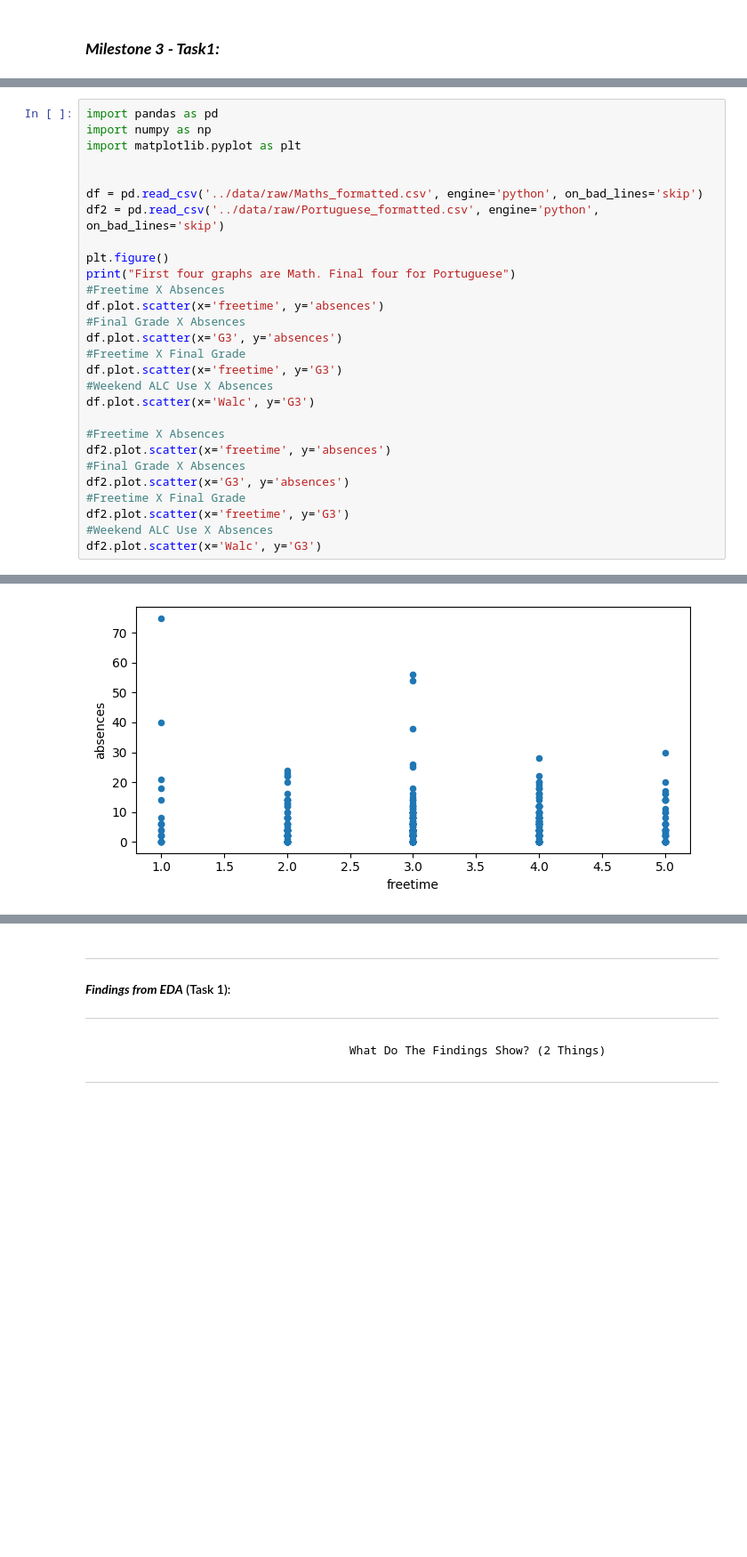
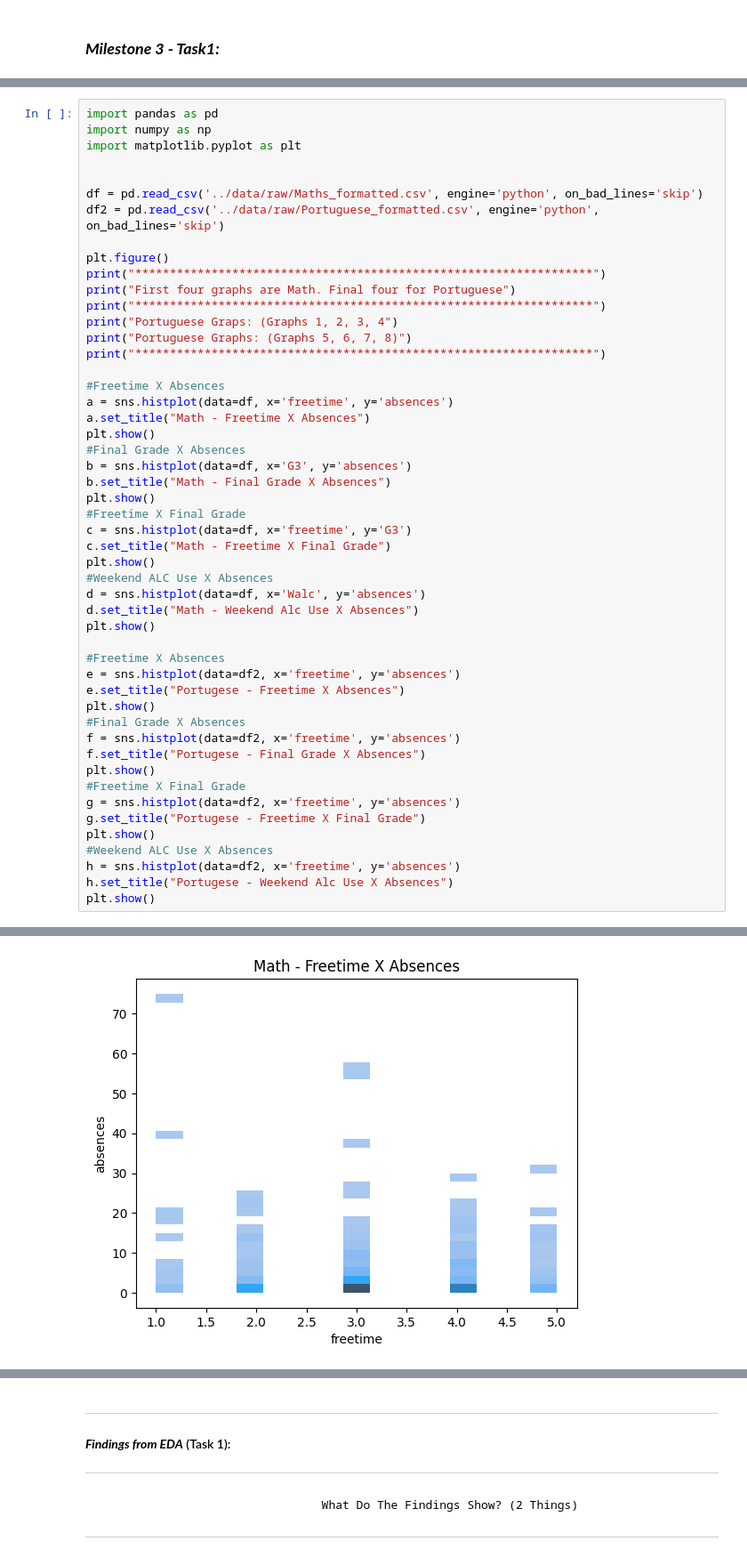
Before and after one commit to ubco-W2022T1-cosc301/project-group05, a Jupyter notebook: notebooks/analysis3.ipynb, the cells around one changed output, grey strips where cells are left out. Shown at 89% size. Cells and saved outputs as stored; diff of their text form; blank space fills up the shorter version.

```diff
--- a/notebooks/analysis3.ipynb
+++ b/notebooks/analysis3.ipynb
@@ -88,22 +103,44 @@ df = pd.read_csv('../data/raw/Maths_formatted.csv', engine='python', on_bad_line
 df2 = pd.read_csv('../data/raw/Portuguese_formatted.csv', engine='python', on_bad_lines='skip')
 
 plt.figure()
+print("******************************************************************")
 print("First four graphs are Math. Final four for Portuguese")
-#Freetime X Absences
-df.plot.scatter(x='freetime', y='absences')
-#Final Grade X Absences
-df.plot.scatter(x='G3', y='absences')
-#Freetime X Final Grade
-df.plot.scatter(x='freetime', y='G3')
-#Weekend ALC Use X Absences
-df.plot.scatter(x='Walc', y='G3')
+print("******************************************************************")
+print("Portuguese Graps: (Graphs 1, 2, 3, 4")
+print("Portuguese Graphs: (Graphs 5, 6, 7, 8)")
+print("******************************************************************")
 
 #Freetime X Absences
-df2.plot.scatter(x='freetime', y='absences')
+a = sns.histplot(data=df, x='freetime', y='absences')
+a.set_title("Math - Freetime X Absences")
+plt.show()
 #Final Grade X Absences
-df2.plot.scatter(x='G3', y='absences')
+b = sns.histplot(data=df, x='G3', y='absences')
+b.set_title("Math - Final Grade X Absences")
+plt.show()
 #Freetime X Final Grade
-df2.plot.scatter(x='freetime', y='G3')
+c = sns.histplot(data=df, x='freetime', y='G3')
+c.set_title("Math - Freetime X Final Grade")
+plt.show()
 #Weekend ALC Use X Absences
-df2.plot.scatter(x='Walc', y='G3')
+d = sns.histplot(data=df, x='Walc', y='absences')
+d.set_title("Math - Weekend Alc Use X Absences")
+plt.show()
+
+#Freetime X Absences
+e = sns.histplot(data=df2, x='freetime', y='absences')
+e.set_title("Portugese - Freetime X Absences")
+plt.show()
+#Final Grade X Absences
+f = sns.histplot(data=df2, x='freetime', y='absences')
+f.set_title("Portugese - Final Grade X Absences")
+plt.show()
+#Freetime X Final Grade
+g = sns.histplot(data=df2, x='freetime', y='absences')
+g.set_title("Portugese - Freetime X Final Grade")
+plt.show()
+#Weekend ALC Use X Absences
+h = sns.histplot(data=df2, x='freetime', y='absences')
+h.set_title("Portugese - Weekend Alc Use X Absences")
+plt.show()
 # %% [output]
@@ -113 +153 @@ First four graphs are Math. Final four for Portuguese
-[figure, old version]
+[figure, new version]
```
Also changed, not shown: parts of 8 cells of this notebook, 2 other files.
